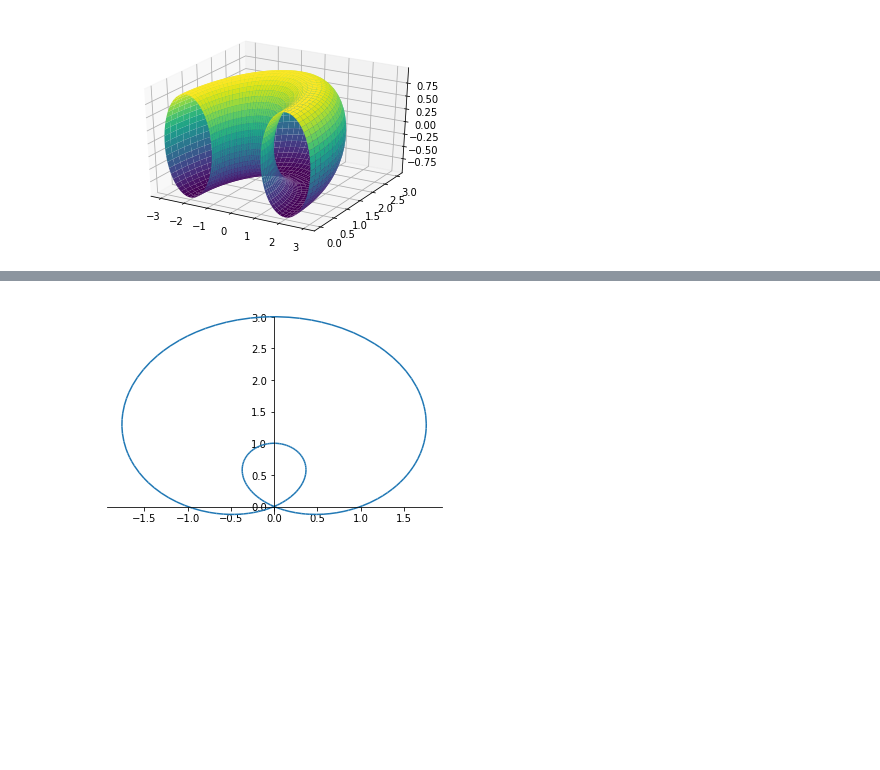
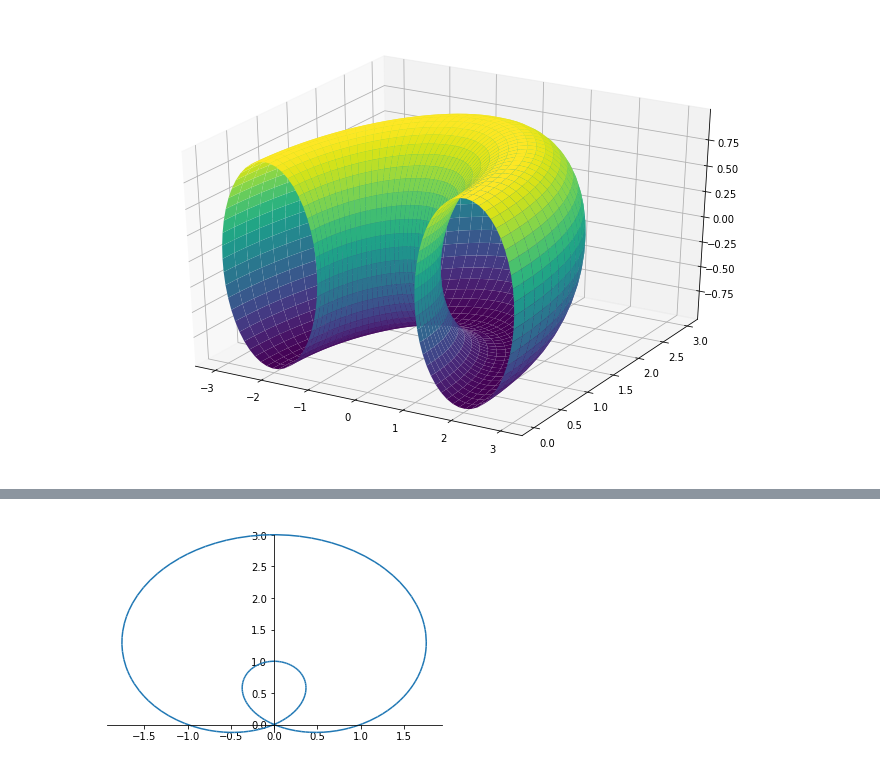
Before and after one commit to mattConn/mathematical-programming, a Jupyter notebook: notebooks/torus-plot.ipynb, the cells around one changed output, grey strips where cells are left out. Saved outputs shown, nothing was run; the diff lists cells and outputs as text; code cells hidden in the pictures; blank space fills up the shorter version.

```diff
--- a/notebooks/torus-plot.ipynb
+++ b/notebooks/torus-plot.ipynb
@@ -1,20 +1,23 @@
 # %%
 from sympy import *
 from sympy.plotting import *
+import matplotlib as mpl
+mpl.rcParams['figure.figsize'] = (12,8)
+
 u,v = symbols('u v')
 
 # distance from axis
 a = 2
 # radius
 b = 1
 
 def r(t):
     return a + b*cos(t)
 
 # plot3d_parametric_surface(r(v)*cos(u), r(v)*sin(u),b*sin(v), (u, 0, 2*pi), (v, 0, 2*pi))
 p = plot3d_parametric_surface(r(v)*cos(u),r(v)*sin(u),b*sin(v), (u, 0, pi), (v, 0, 2*pi))
 # %% [output]
-[figure, old version]
+[figure, new version]
 # %%
 def s(t):
     return (1+2*cos(t))
```
Also changed, not shown: parts of 1 cell of this notebook, 1 other file.
